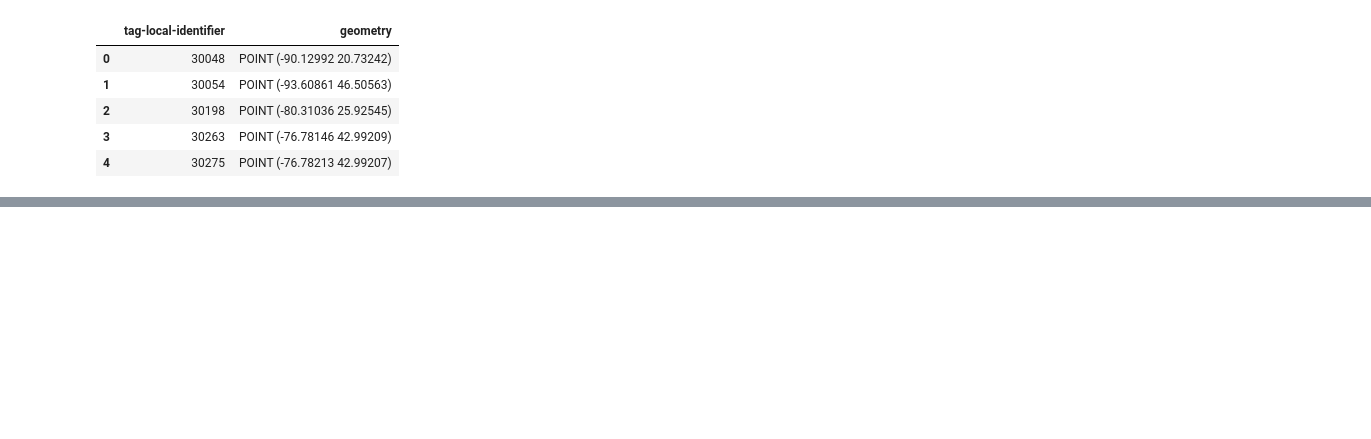
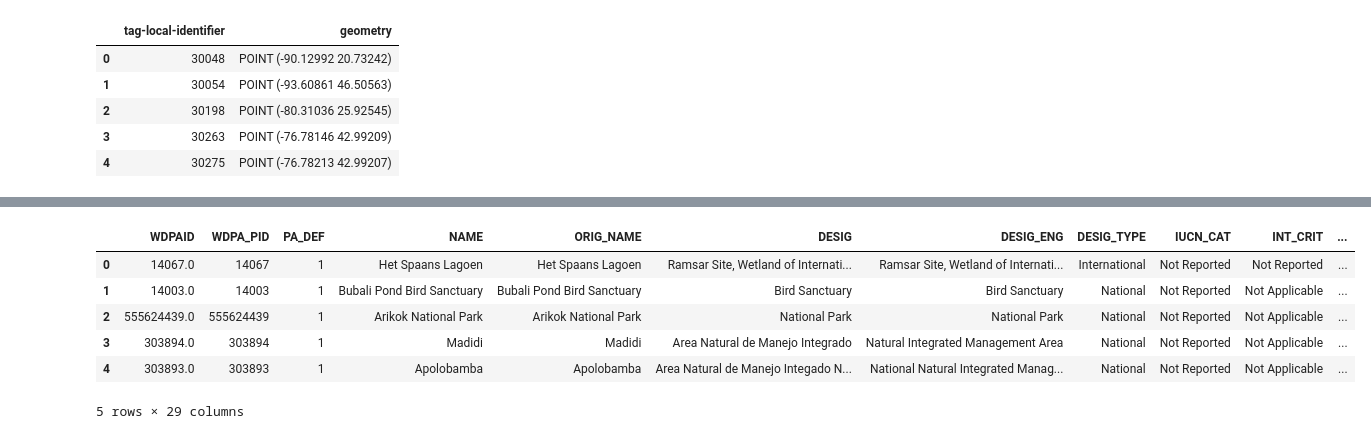
Before and after one commit to kdayeon/kimdayeonblog, a Jupyter notebook: Exercise/2. Coordinate Reference Systems.ipynb, the cells around one changed output, grey strips where cells are left out. Saved outputs shown, nothing was run; the diff lists cells and outputs as text; code cells hidden in the pictures; blank space fills up the shorter version.

```diff
--- a/Exercise/2. Coordinate Reference Systems.ipynb
+++ b/Exercise/2. Coordinate Reference Systems.ipynb
@@ -125,0 +161,13 @@ birds.head()
+# %%
+# Path of the shapefile to load
+protected_areas= gpd.read_file("D:/archive (1)/SAPA_Aug2019-shapefile/SAPA_Aug2019-shapefile/SAPA_Aug2019-shapefile-polygons.shp")
+
+protected_areas.head()
+# %% [output]
+|  | WDPAID | WDPA_PID | PA_DEF | NAME | ORIG_NAME | DESIG | DESIG_ENG | DESIG_TYPE | IUCN_CAT | INT_CRIT | ... |
+| 0 | 14067.0 | 14067 | 1 | Het Spaans Lagoen | Het Spaans Lagoen | Ramsar Site, Wetland of Internati... | Ramsar Site, Wetland of Internati... | International | Not Reported | Not Reported | ... |
+| 1 | 14003.0 | 14003 | 1 | Bubali Pond Bird Sanctuary | Bubali Pond Bird Sanctuary | Bird Sanctuary | Bird Sanctuary | National | Not Reported | Not Applicable | ... |
+| 2 | 555624439.0 | 555624439 | 1 | Arikok National Park | Arikok National Park | National Park | National Park | National | Not Reported | Not Applicable | ... |
+| 3 | 303894.0 | 303894 | 1 | Madidi | Madidi | Area Natural de Manejo Integrado | Natural Integrated Management Area | National | Not Reported | Not Applicable | ... |
+| 4 | 303893.0 | 303893 | 1 | Apolobamba | Apolobamba | Area Natural de Manejo Integado N... | National Natural Integrated Manag... | National | Not Reported | Not Applicable | ... |
+5 rows × 29 columns
```
Also changed, not shown: parts of 21 cells of this notebook, 12 other files.
